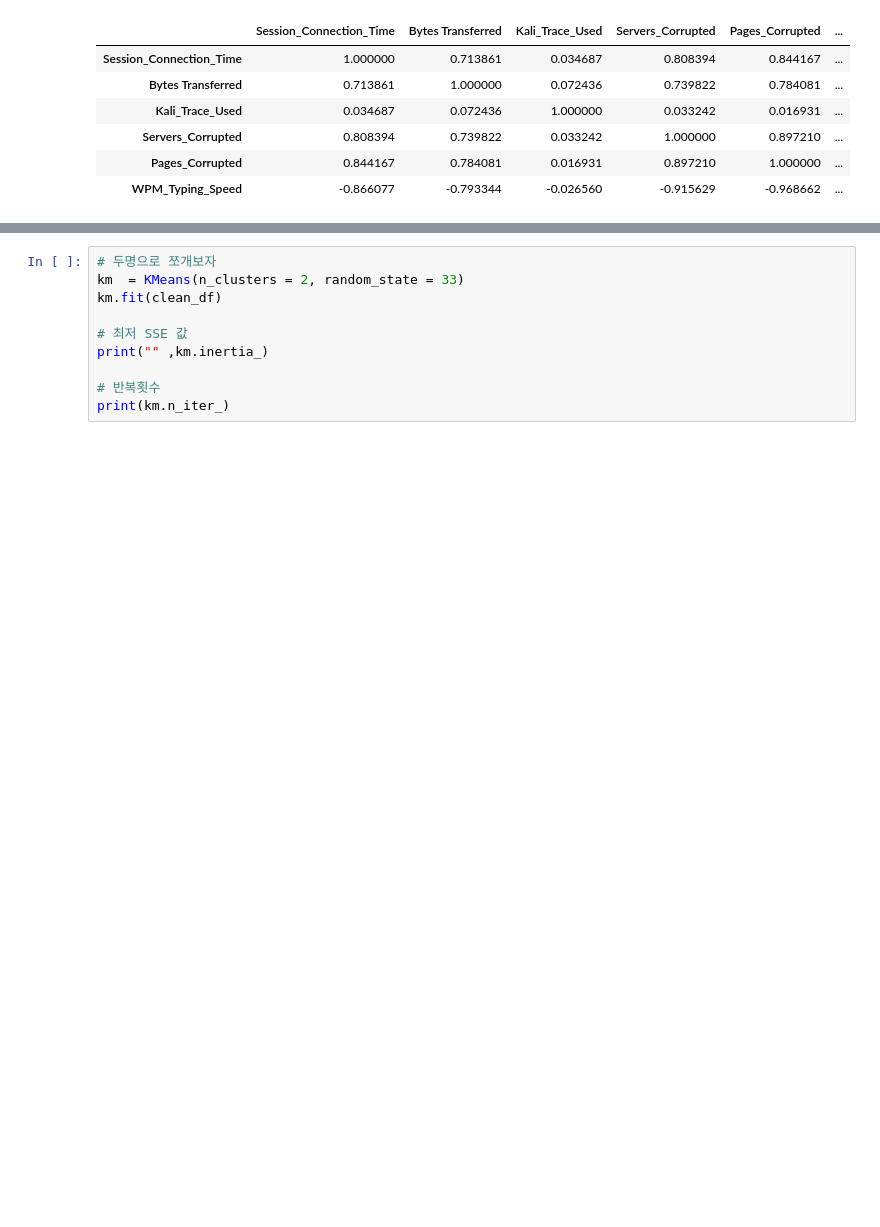
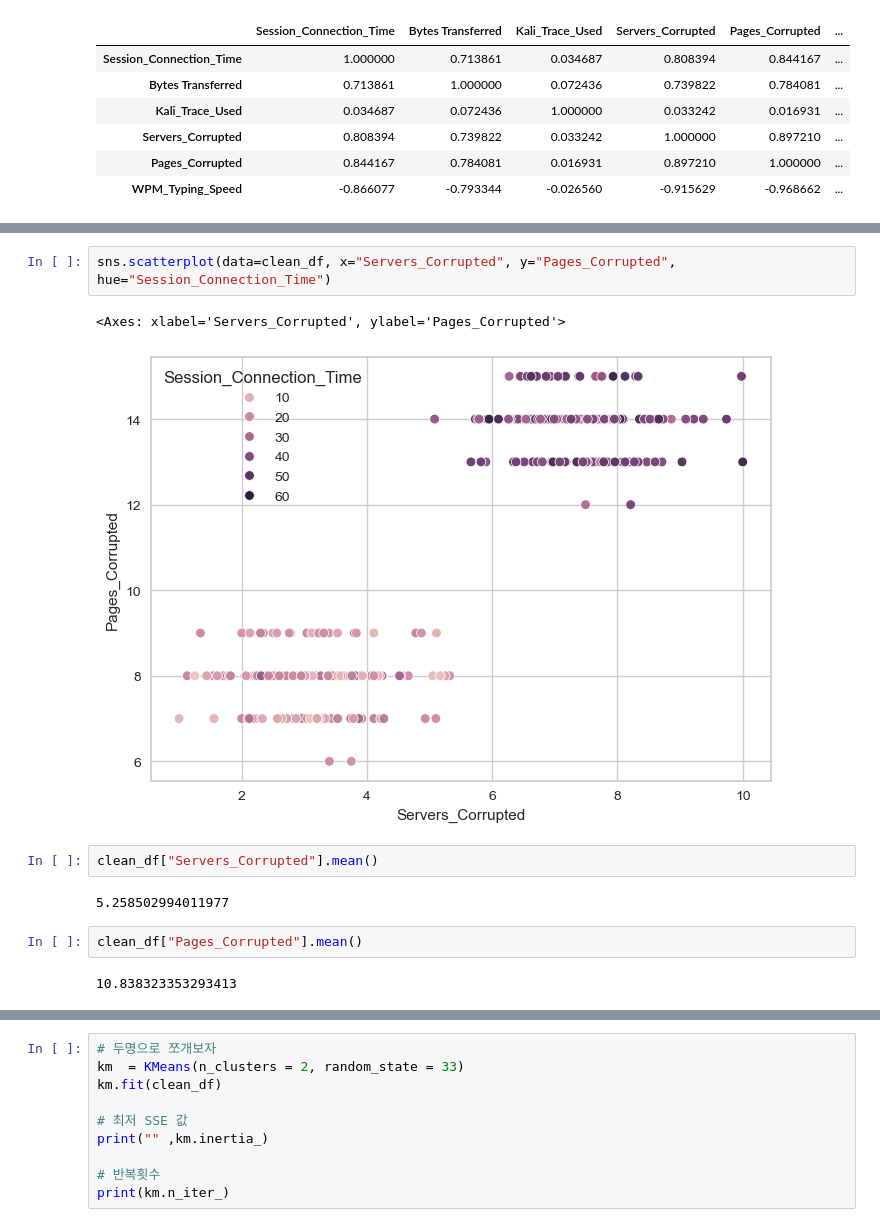
Before and after one commit to bidulgirin/data_science, a Jupyter notebook: 28.군집분석_문제.ipynb, the cells around one changed output, grey strips where cells are left out. Saved outputs shown, nothing was run; the diff lists cells and outputs as text; blank space fills up the shorter version.

```diff
--- a/28.군집분석_문제.ipynb
+++ b/28.군집분석_문제.ipynb
@@ -217,0 +193,13 @@ clean_df
+# %%
+sns.scatterplot(data=clean_df, x="Servers_Corrupted", y="Pages_Corrupted", hue="Session_Connection_Time")
+# %% [output]
+<Axes: xlabel='Servers_Corrupted', ylabel='Pages_Corrupted'>
+[figure, added]
+# %%
+clean_df["Servers_Corrupted"].mean()
+# %% [output]
+5.258502994011977
+# %%
+clean_df["Pages_Corrupted"].mean()
+# %% [output]
+10.838323353293413
```
Also changed, not shown: parts of 85 cells of this notebook, 5 other files.
